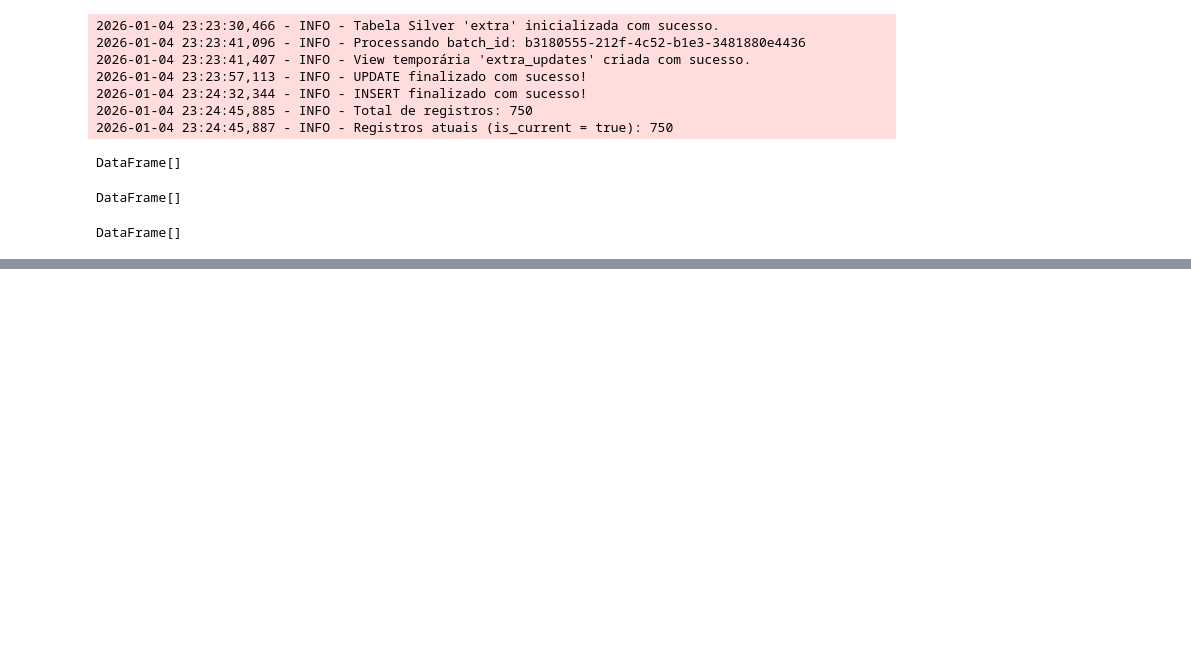
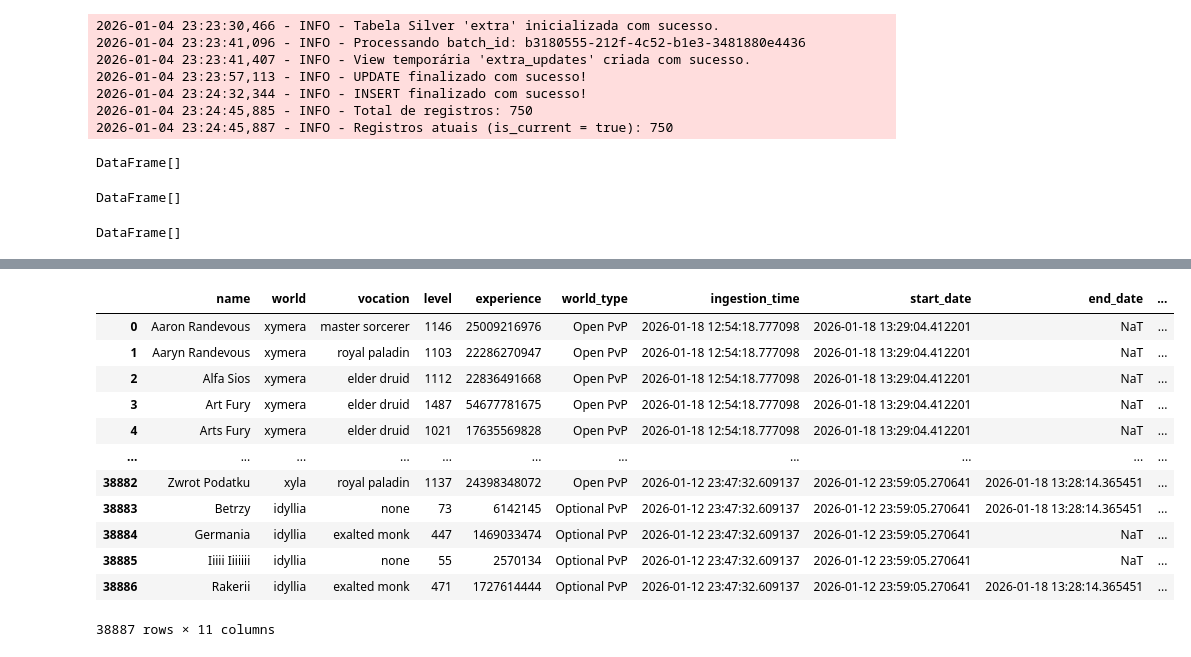
Before and after one commit to lobobranco96/tibia, a Jupyter notebook: mnt/notebooks/iceberg_tests.ipynb, the cells around one changed output, grey strips where cells are left out. Saved outputs shown, nothing was run; the diff lists cells and outputs as text; code cells hidden in the pictures; blank space fills up the shorter version.

```diff
--- a/mnt/notebooks/iceberg_tests.ipynb
+++ b/mnt/notebooks/iceberg_tests.ipynb
@@ -935,0 +975,3 @@ spark.stop()
+# %%
+from src.jobs.utils.utility import create_spark_session
+spark = create_spark_session("silver")
@@ -935,0 +1110,22 @@ spark.stop()
+# %%
+df = (
+    spark.sql("""
+        SELECT *
+        FROM nessie.silver.vocation
+    """).toPandas())
+# %%
+display(df)
+# %% [output]
+|  | name | world | vocation | level | experience | world_type | ingestion_time | start_date | end_date | ... |
+| 0 | Aaron Randevous | xymera | master sorcerer | 1146 | 25009216976 | Open PvP | 2026-01-18 12:54:18.777098 | 2026-01-18 13:29:04.412201 | NaT | ... |
+| 1 | Aaryn Randevous | xymera | royal paladin | 1103 | 22286270947 | Open PvP | 2026-01-18 12:54:18.777098 | 2026-01-18 13:29:04.412201 | NaT | ... |
+| 2 | Alfa Sios | xymera | elder druid | 1112 | 22836491668 | Open PvP | 2026-01-18 12:54:18.777098 | 2026-01-18 13:29:04.412201 | NaT | ... |
+| 3 | Art Fury | xymera | elder druid | 1487 | 54677781675 | Open PvP | 2026-01-18 12:54:18.777098 | 2026-01-18 13:29:04.412201 | NaT | ... |
+| 4 | Arts Fury | xymera | elder druid | 1021 | 17635569828 | Open PvP | 2026-01-18 12:54:18.777098 | 2026-01-18 13:29:04.412201 | NaT | ... |
+| ... | ... | ... | ... | ... | ... | ... | ... | ... | ... | ... |
+| 38882 | Zwrot Podatku | xyla | royal paladin | 1137 | 24398348072 | Open PvP | 2026-01-12 23:47:32.609137 | 2026-01-12 23:59:05.270641 | 2026-01-18 13:28:14.365451 | ... |
+| 38883 | Betrzy | idyllia | none | 73 | 6142145 | Optional PvP | 2026-01-12 23:47:32.609137 | 2026-01-12 23:59:05.270641 | 2026-01-18 13:28:14.365451 | ... |
+| 38884 | Germania | idyllia | exalted monk | 447 | 1469033474 | Optional PvP | 2026-01-12 23:47:32.609137 | 2026-01-12 23:59:05.270641 | NaT | ... |
+| 38885 | Iiiii Iiiiiii | idyllia | none | 55 | 2570134 | Optional PvP | 2026-01-12 23:47:32.609137 | 2026-01-12 23:59:05.270641 | NaT | ... |
+| 38886 | Rakerii | idyllia | exalted monk | 471 | 1727614444 | Optional PvP | 2026-01-12 23:47:32.609137 | 2026-01-12 23:59:05.270641 | 2026-01-18 13:28:14.365451 | ... |
+38887 rows × 11 columns
```
Also changed, not shown: parts of 24 cells of this notebook, 2 other files.
